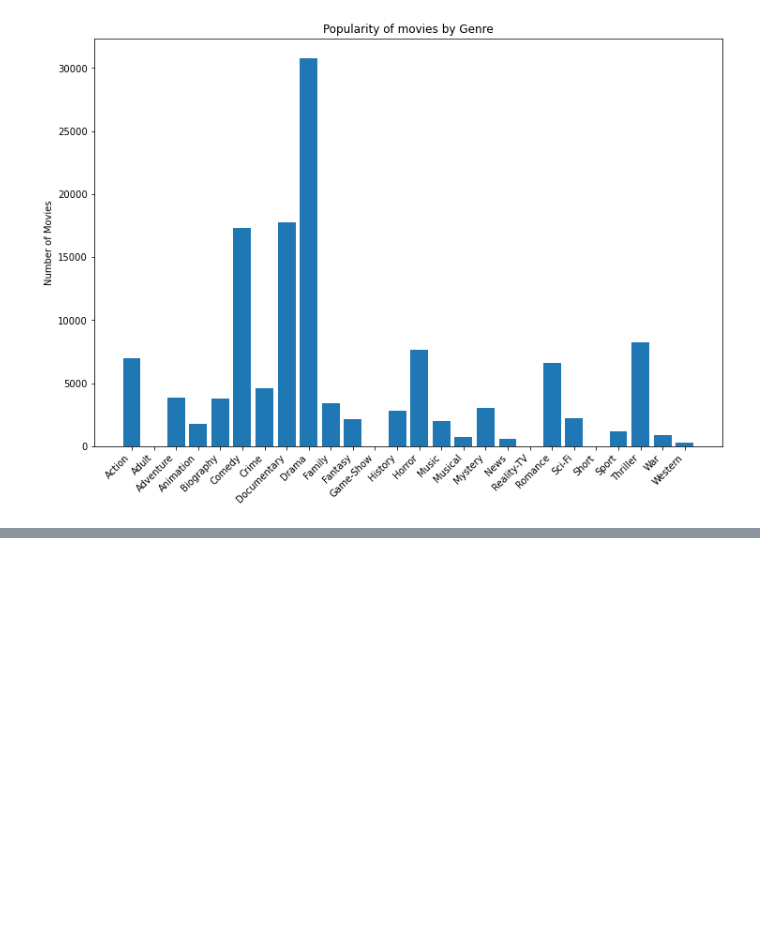
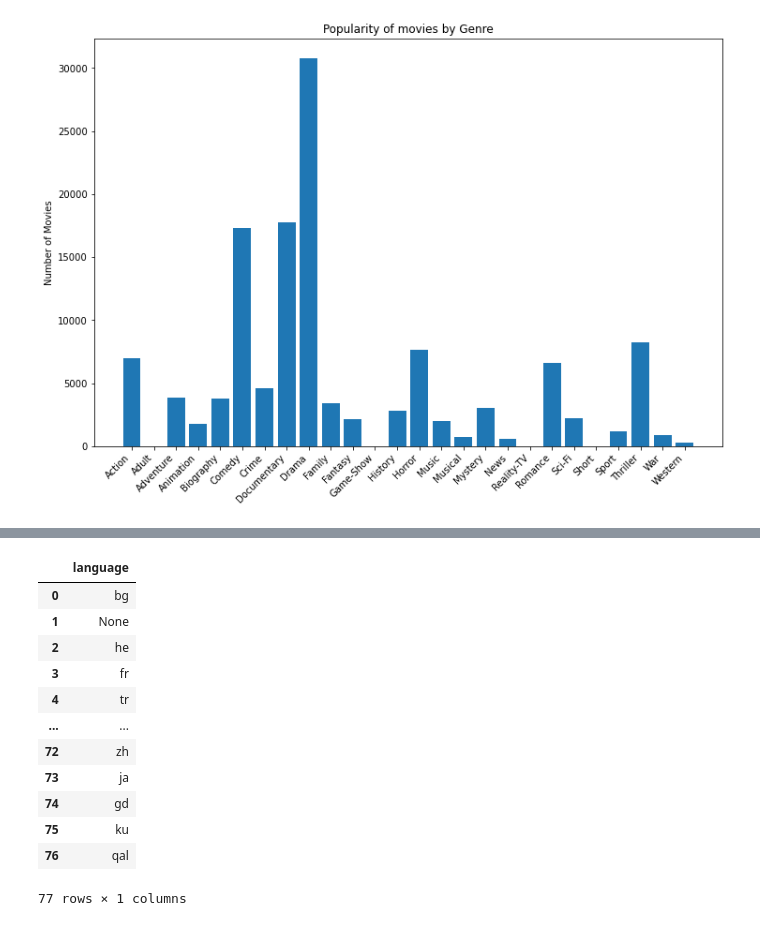
Before and after one commit to pyamin1878/Movie-Project, a Jupyter notebook: Notebooks/student_working_notebook_pat.ipynb, the cells around one changed output, grey strips where cells are left out. Saved outputs shown, nothing was run; the diff lists cells and outputs as text; code cells hidden in the pictures; blank space fills up the shorter version.

```diff
--- a/Notebooks/student_working_notebook_pat.ipynb
+++ b/Notebooks/student_working_notebook_pat.ipynb
@@ -284,0 +313,21 @@ plt.show();
+# %%
+pd.read_sql("""
+
+SELECT DISTINCT language
+FROM movie_akas as akas
+
+""", conn)
+# %% [output]
+|  | language |
+| 0 | bg |
+| 1 | None |
+| 2 | he |
+| 3 | fr |
+| 4 | tr |
+| ... | ... |
+| 72 | zh |
+| 73 | ja |
+| 74 | gd |
+| 75 | ku |
+| 76 | qal |
+77 rows × 1 columns
```
Also changed, not shown: parts of 2 cells of this notebook.
